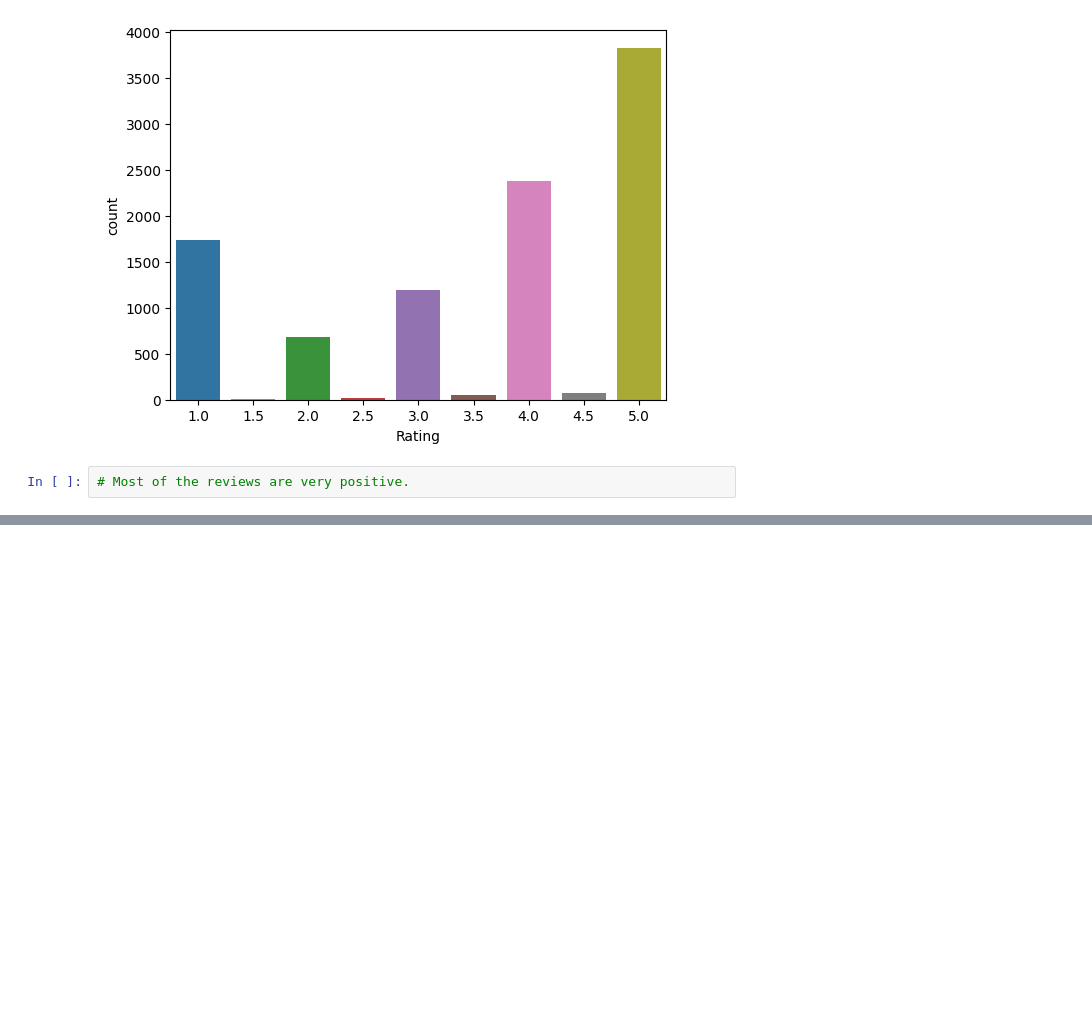
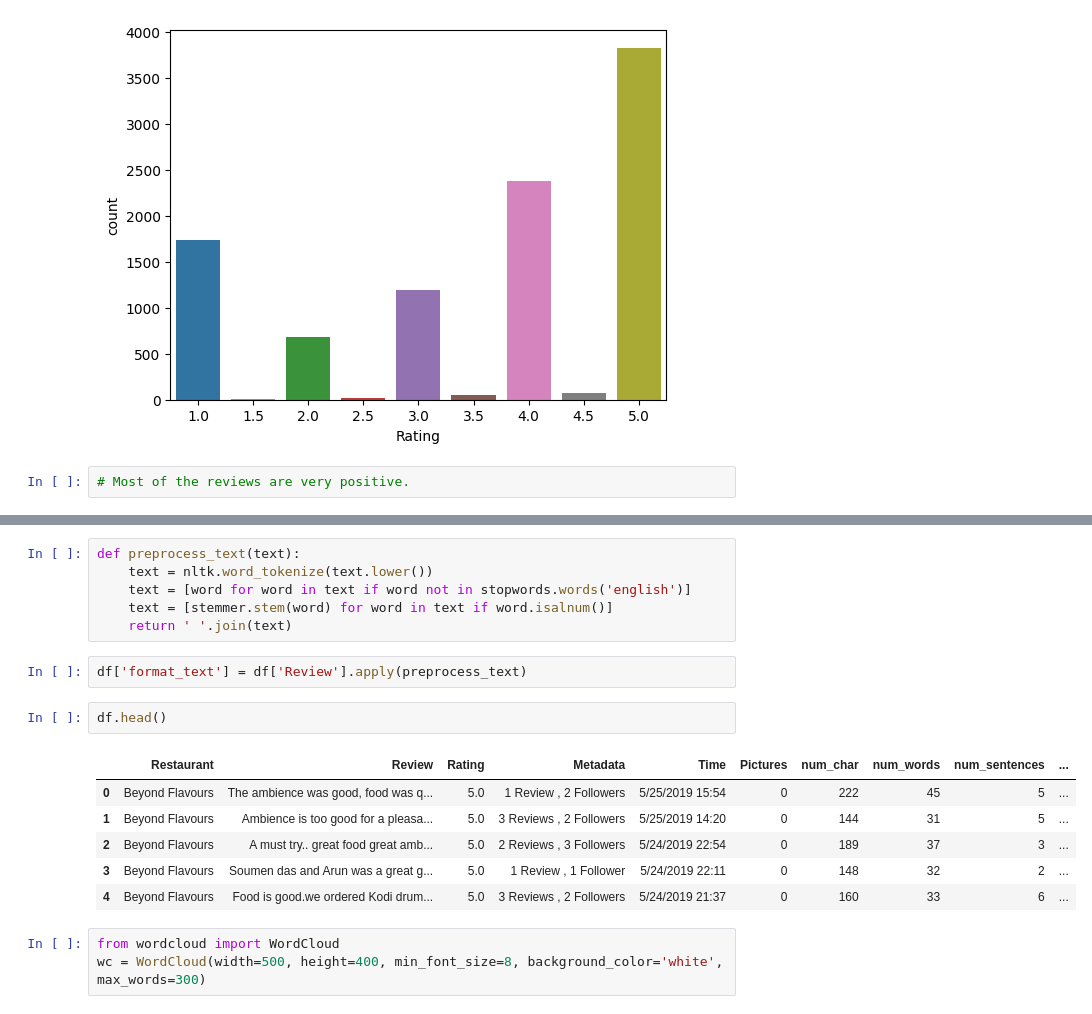
Before and after one commit to OsamaAnsari4671/Classification-Models, a Jupyter notebook: restaurant reviews sentiment analysis/Restaurant Reviews.ipynb, the cells around one changed output, grey strips where cells are left out. Drawn from its saved outputs; the diff is of its cells as text; blank space fills up the shorter version.

```diff
--- a/restaurant reviews sentiment analysis/Restaurant Reviews.ipynb
+++ b/restaurant reviews sentiment analysis/Restaurant Reviews.ipynb
@@ -120,0 +172,20 @@ plt.show()
+# %%
+def preprocess_text(text):
+    text = nltk.word_tokenize(text.lower())
+    text = [word for word in text if word not in stopwords.words('english')]
+    text = [stemmer.stem(word) for word in text if word.isalnum()]
+    return ' '.join(text)
+# %%
+df['format_text'] = df['Review'].apply(preprocess_text)
+# %%
+df.head()
+# %% [output]
+|  | Restaurant | Review | Rating | Metadata | Time | Pictures | num_char | num_words | num_sentences | ... |
+| 0 | Beyond Flavours | The ambience was good, food was q... | 5.0 | 1 Review , 2 Followers | 5/25/2019 15:54 | 0 | 222 | 45 | 5 | ... |
+| 1 | Beyond Flavours | Ambience is too good for a pleasa... | 5.0 | 3 Reviews , 2 Followers | 5/25/2019 14:20 | 0 | 144 | 31 | 5 | ... |
+| 2 | Beyond Flavours | A must try.. great food great amb... | 5.0 | 2 Reviews , 3 Followers | 5/24/2019 22:54 | 0 | 189 | 37 | 3 | ... |
+| 3 | Beyond Flavours | Soumen das and Arun was a great g... | 5.0 | 1 Review , 1 Follower | 5/24/2019 22:11 | 0 | 148 | 32 | 2 | ... |
+| 4 | Beyond Flavours | Food is good.we ordered Kodi drum... | 5.0 | 3 Reviews , 2 Followers | 5/24/2019 21:37 | 0 | 160 | 33 | 6 | ... |
+# %%
+from wordcloud import WordCloud
+wc = WordCloud(width=500, height=400, min_font_size=8, background_color='white', max_words=300)
```
Also changed, not shown: parts of 15 cells of this notebook.
